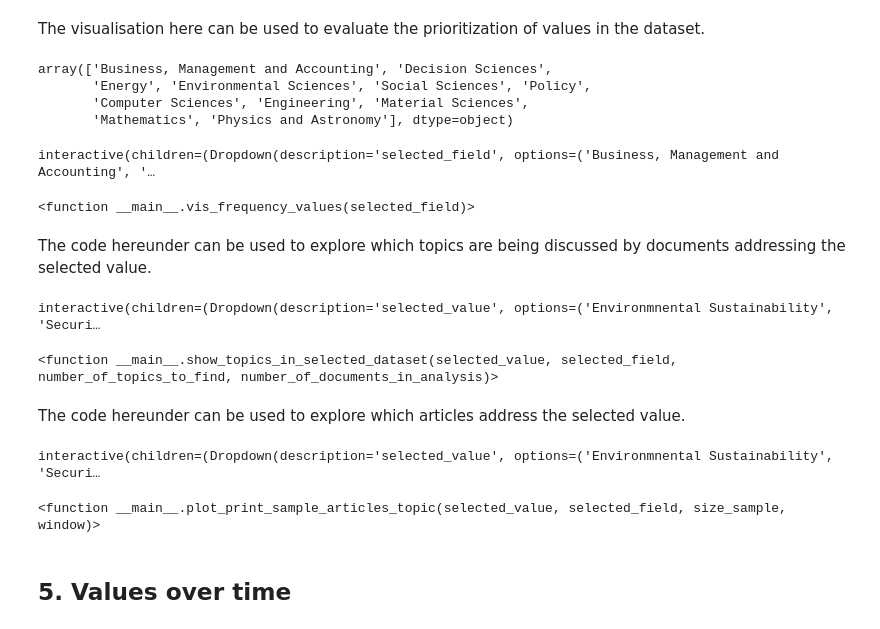
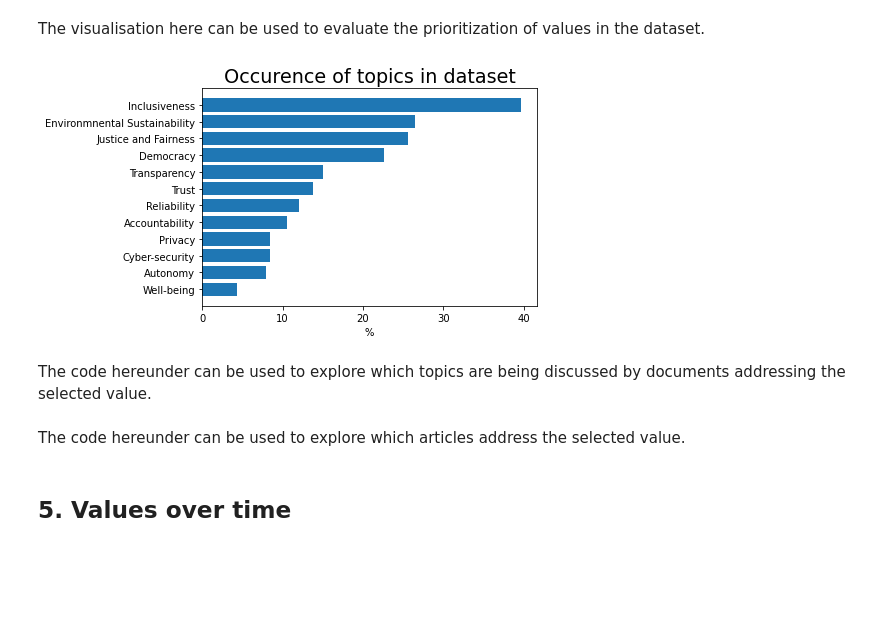
Before and after one commit to tristandewildt/ValueMonitor, a Jupyter notebook: ValueMonitor_create_own_model_Thomas.ipynb, the cells around one changed output. Cells and saved outputs as stored; diff of their text form; code cells hidden in the pictures; blank space fills up the shorter version.

```diff
--- a/ValueMonitor_create_own_model_Thomas.ipynb
+++ b/ValueMonitor_create_own_model_Thomas.ipynb
@@ -247,5 +165,34 @@ list_anchor_words_other_topics = [
+# %%
+dict_anchor_words = {
+"Justice and Fairness" : ["justice", "fairness", "fair", "equality", "unfair"],
+"Privacy" : ["privacy", "personal data", "personal sphere", "data privacy", "privacy protection", "privacy concerns",
+             "confidentiality"],
+"Cyber-security" : ["cyber", "security", "cybersecurity", "malicious", "attacks"],
+"Environmnental Sustainability" : ["sustainability", "sustainable", "renewable", "durable", "durability",
+                                  "sustainable development", "environmental"],
+"Transparency" : ["transparency", "transparent", "transparently", "explainability", "interpretability", "explainable",
+                 "opaque", "interpretable"],
+"Accountability" : ["accountable", "accountability", "accountable", "traceability", "traceable"],
+"Autonomy" : ["autonomy", "self-determination", "autonomy human", "personal autonomy"],
+"Democracy" : ["democracy", "democratic", "human rights", "freedom speech", "equal representation",
+              "political"],
+"Reliability" : ["reliability", "reliable", "robustness", "robust", "predictability"],
+"Trust" : ["trust", "trustworthy", "trustworthiness", "confidence", "honesty"],
+"Well-being" : ["well being", "well-being", "wellbeing", "quality life",
+               "good life", "qol", "life satisfaction", "welfare"],
+"Inclusiveness" : ["inclusiveness", "inclusive", "inclusivity", "discrimination", "diversity"]
+}
+
+list_rejected_words = ["iop", "iop publishing", "publishing ltd", "publishing", "licence iop",
+                       "mdpi basel", "basel switzerland", "mdpi", "basel", "licensee mdpi", "licensee", "authors licensee",
+                       "switzerland", "authors", "publishing limited", "emerald", "emerald publishing", ]
+
+list_anchor_words_other_topics = [
+        ["internet of things", "iot", "internet things", "iot devices", "things iot"],
+        ["artificial intelligence", "ai", "artificial"],
+]
 # %%
-number_of_topics_to_find = 200
+number_of_topics_to_find = 30
 number_of_documents_in_analysis = 1000
 
 number_of_words_per_topic_to_show = 10
@@ -289,2 +230,0 @@ Topic #199: electrical, electrical grid, electrical power, electrical energy, fu
-# %%
-df_with_topics['date'] = df_with_topics['date'].astype('datetime64[ns]')
@@ -323,33 +251,19 @@ Analysis from now on only on microgrids
-# %%
-df_with_topics = df_with_topics[df_with_topics["Grid Type"] == "Micro Grid"]
 # %% [markdown]
 ## 4. Value Prioritization
 # %% [markdown]
 The visualisation here can be used to evaluate the prioritization of values in the dataset.
-# %%
-df.Field.unique()
-# %% [output]
-array(['Business, Management and Accounting', 'Decision Sciences',
-       'Energy', 'Environmental Sciences', 'Social Sciences', 'Policy',
-       'Computer Sciences', 'Engineering', 'Material Sciences',
-       'Mathematics', 'Physics and Astronomy'], dtype=object)
-# %%
-def vis_frequency_values(selected_field):
-
-    create_vis_frequency_values(df_with_topics = df_with_topics[df_with_topics["Field"] == selected_field],
-                            dict_anchor_words = dict_anchor_words)
-
-interact(vis_frequency_values, selected_field=list(df.Field.unique()))
-# %% [output]
-interactive(children=(Dropdown(description='selected_field', options=('Business, Management and Accounting', '…
-<function __main__.vis_frequency_values(selected_field)>
+# %%
+create_vis_frequency_values(df_with_topics = df_with_topics,
+                            dict_anchor_words = dict_anchor_words)
+# %% [output]
+[figure, added]
 # %% [markdown]
 The code hereunder can be used to explore which topics are being discussed by documents addressing the selected value.
 # %%
-def show_topics_in_selected_dataset(selected_value, selected_field, number_of_topics_to_find, number_of_documents_in_analysis):
+def show_topics_in_selected_dataset(selected_value, number_of_topics_to_find, number_of_documents_in_analysis):
     number_of_words_per_topic = 10
 
-    explore_topics_in_dataset(df_with_topics = df_with_topics[df_with_topics["Field"] == selected_field],
+    explore_topics_in_dataset(df_with_topics = df_with_topics,
                               number_of_topics_to_find = number_of_topics_to_find,
                               number_of_documents_in_analysis = number_of_documents_in_analysis,
                               number_of_words_per_topic = number_of_words_per_topic,
@@ -358,19 +272,16 @@ def show_topics_in_selected_dataset(selected_value, selected_field, number_of_to
                               selected_value = selected_value)
 
 my_interact_manual = interact_manual.options(manual_name="Find topics")
-my_interact_manual(show_topics_in_selected_dataset, selected_value=[*dict_anchor_words], number_of_topics_to_find = (5,50, 5), number_of_documents_in_analysis = (200,2000, 200), selected_field=list(df.Field.unique()))
+my_interact_manual(show_topics_in_selected_dataset, selected_value=[*dict_anchor_words], number_of_topics_to_find = (5,50, 5), number_of_documents_in_analysis = (200,2000, 200))
-# %% [output]
-interactive(children=(Dropdown(description='selected_value', options=('Environmnental Sustainability', 'Securi…
-<function __main__.show_topics_in_selected_dataset(selected_value, selected_field, number_of_topics_to_find, number_of_documents_in_analysis)>
 # %% [markdown]
 The code hereunder can be used to explore which articles address the selected value.
 # %%
-def plot_print_sample_articles_topic(selected_value, selected_field, size_sample, window):
+def plot_print_sample_articles_topic(selected_value, size_sample, window):
 
     show_extracts = True # True, False
     show_full_text  = False # True, False
 
-    print_sample_articles_topic(df_with_topics = df_with_topics[df_with_topics["Field"] == selected_field],
+    print_sample_articles_topic(df_with_topics = df_with_topics,
                                 dict_anchor_words = dict_anchor_words,
                                 topics = topics,
                                 selected_value = selected_value,
@@ -379,10 +290,7 @@ def plot_print_sample_articles_topic(selected_value, selected_field, size_sample
                                 show_extracts = show_extracts,
                                 show_full_text = show_full_text)
 
-interact(plot_print_sample_articles_topic, selected_value=[*dict_anchor_words], size_sample =(5,50, 5), window = (1,100, 1), selected_field=list(df.Field.unique()))
+interact(plot_print_sample_articles_topic, selected_value=[*dict_anchor_words], size_sample =(5,50, 5), window = (1,100, 1))
-# %% [output]
-interactive(children=(Dropdown(description='selected_value', options=('Environmnental Sustainability', 'Securi…
-<function __main__.plot_print_sample_articles_topic(selected_value, selected_field, size_sample, window)>
 # %% [markdown]
 ## 5. Values over time
 # %% [markdown]
```
Also changed, not shown: parts of 18 cells of this notebook.
